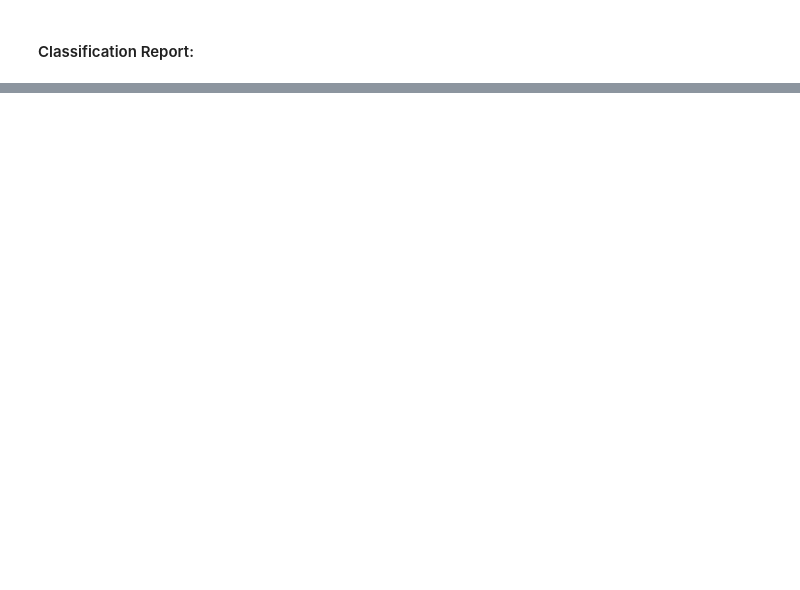
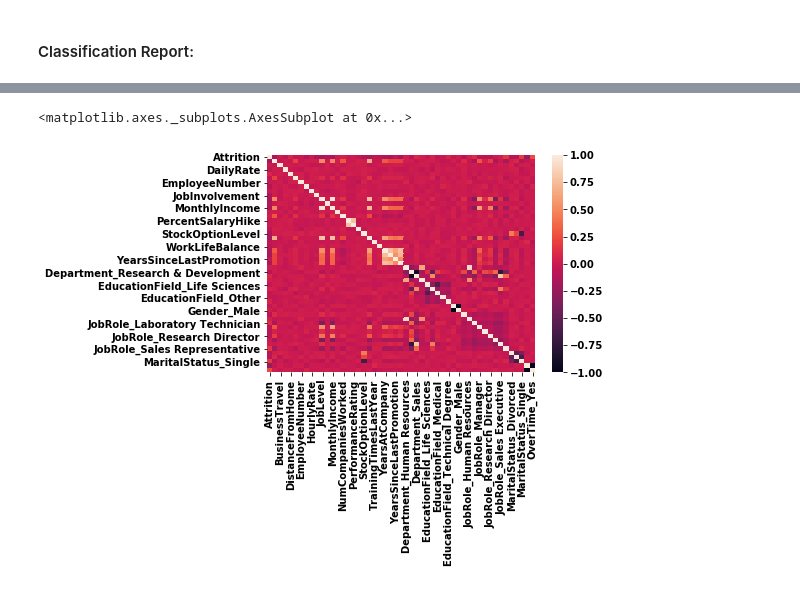
Before and after one commit to ylee9107/DS_Projects_for_Business, a Jupyter notebook: Project 1 - DS for HR department/DSB_Human Resource Department.ipynb, the cells around one changed output, grey strips where cells are left out. Cells and saved outputs as stored; diff of their text form; code cells hidden in the pictures; blank space fills up the shorter version.

```diff
--- a/Project 1 - DS for HR department/DSB_Human Resource Department.ipynb
+++ b/Project 1 - DS for HR department/DSB_Human Resource Department.ipynb
@@ -1683,0 +1700,3 @@ By using the grid search method, the model performed better when the class_weigh
+# %%
+# Combine the feature and target dataFrame into one:
+y_employee_overall_copy = pd.concat([y_employee_target_copy, x_employee_features_copy], axis=1)
@@ -1683,0 +1724,6 @@ By using the grid search method, the model performed better when the class_weigh
+# %%
+# Plot the heatmap:
+sns.heatmap(data=y_employee_overall_copy.corr())
+# %% [output]
+<matplotlib.axes._subplots.AxesSubplot at 0x...>
+[figure, added]
```
Also changed, not shown: parts of 52 cells of this notebook.
